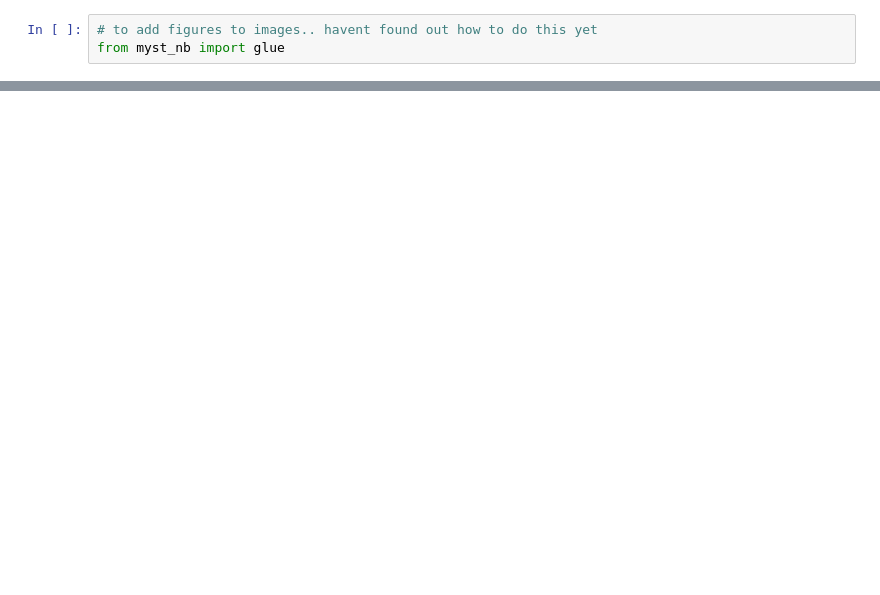
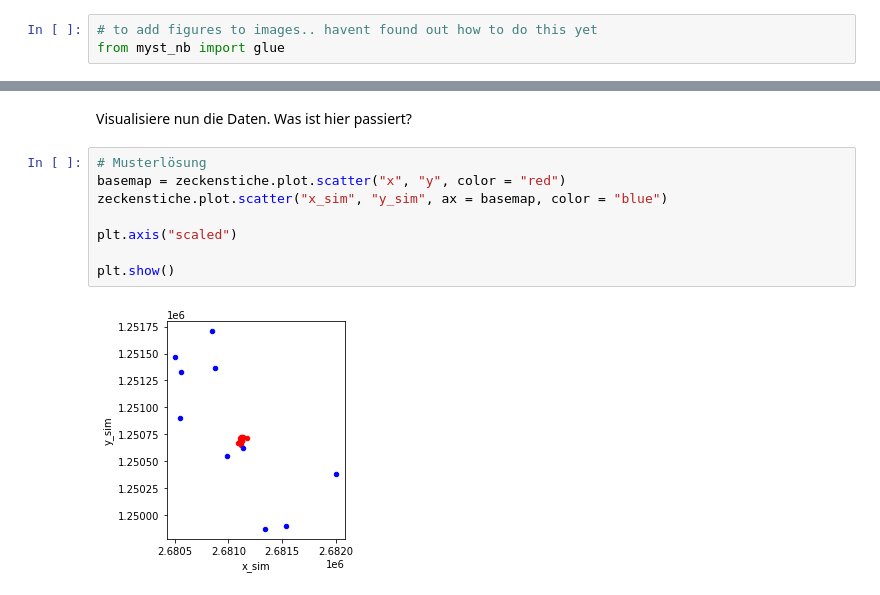
Before and after one commit to ratnavis/codingingis, a Jupyter notebook: 02_05_Punkte_einer_DataFrame_verschieben.ipynb, the cells around one changed output, grey strips where cells are left out. Cells and saved outputs as stored; diff of their text form; blank space fills up the shorter version.

```diff
--- a/02_05_Punkte_einer_DataFrame_verschieben.ipynb
+++ b/02_05_Punkte_einer_DataFrame_verschieben.ipynb
@@ -136,0 +233,12 @@ zeckenstiche_sim
+# %% [markdown]
+Visualisiere nun die Daten. Was ist hier passiert?
+# %%
+# Musterlösung
+basemap = zeckenstiche.plot.scatter("x", "y", color = "red")
+zeckenstiche.plot.scatter("x_sim", "y_sim", ax = basemap, color = "blue")
+
+plt.axis("scaled")
+
+plt.show()
+# %% [output]
+[figure, added]
```
Also changed, not shown: parts of 32 cells of this notebook, 14 other files.
